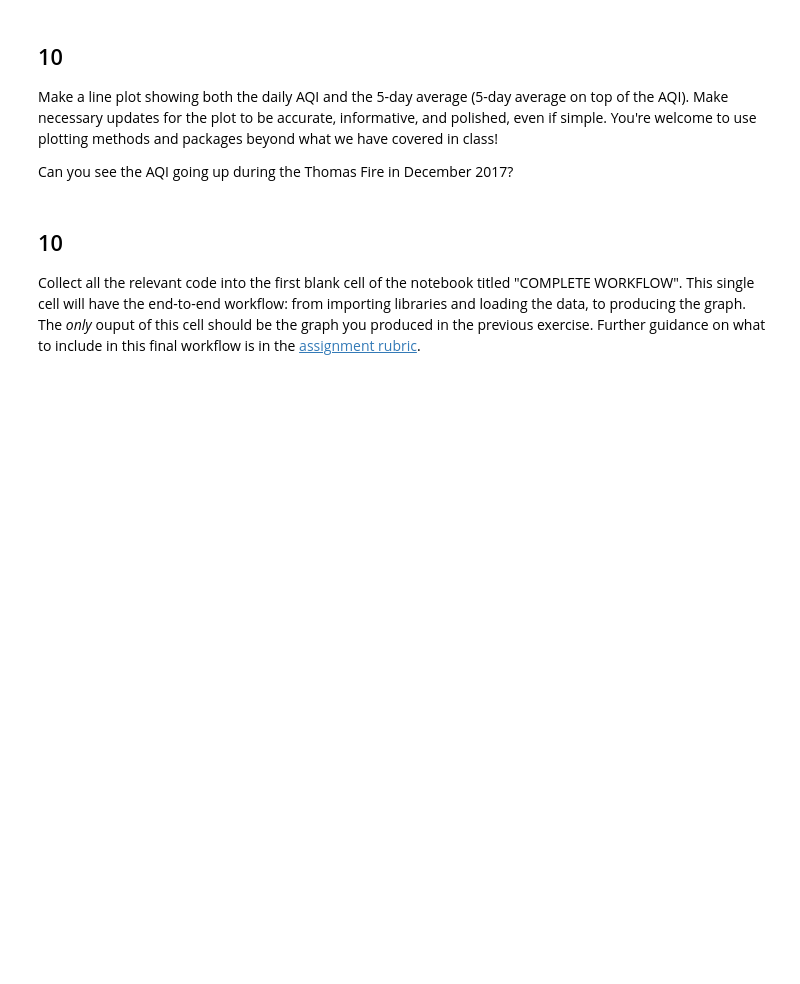
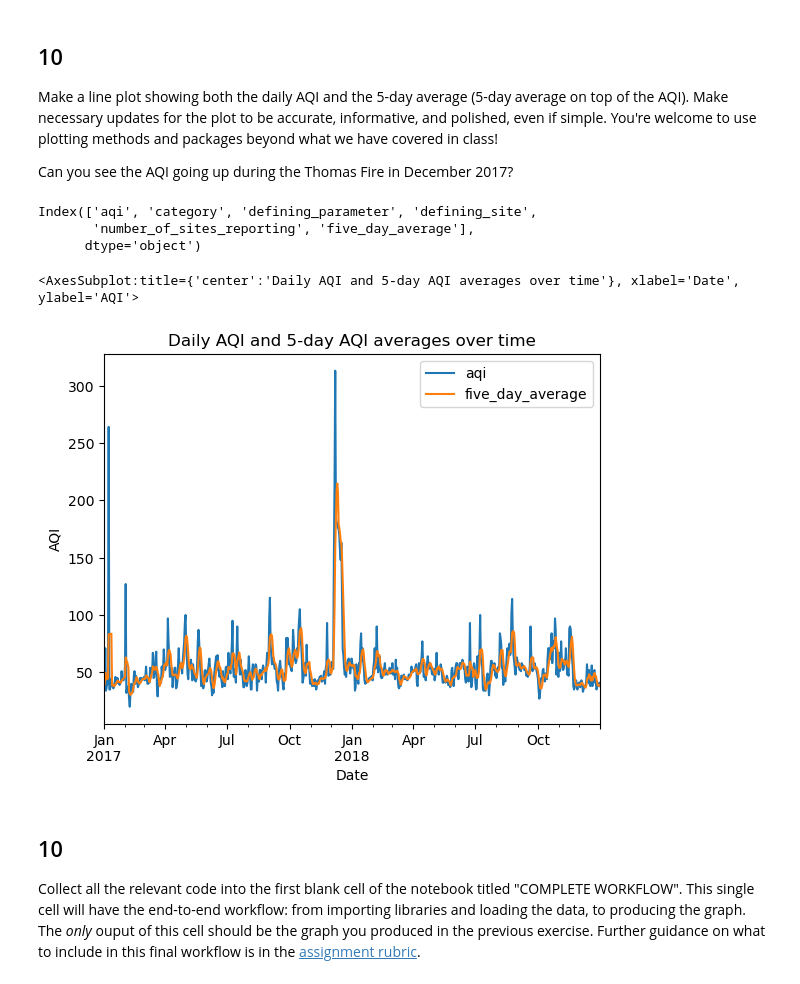
Before and after one commit to haylee360/eds220-hwk2, a Jupyter notebook: hwk2-task3-aqi-oyler.ipynb, the cells around one changed output. Saved outputs shown, nothing was run; the diff lists cells and outputs as text; code cells hidden in the pictures; blank space fills up the shorter version.

Commit message:
Start plot for part 3

```diff
--- a/hwk2-task3-aqi-oyler.ipynb
+++ b/hwk2-task3-aqi-oyler.ipynb
@@ -291,6 +322,22 @@ aqi_sb['five_day_average'] = rolling_average
 Make a line plot showing both the daily AQI and the 5-day average (5-day average on top of the AQI). Make necessary updates for the plot to be accurate, informative, and polished, even if simple. You're welcome to use plotting methods and packages beyond what we have covered in class!
 
 Can you see the AQI going up during the Thomas Fire in December 2017?
+# %%
+aqi_sb.columns
+# %% [output]
+Index(['aqi', 'category', 'defining_parameter', 'defining_site',
+       'number_of_sites_reporting', 'five_day_average'],
+      dtype='object')
+# %%
+(aqi_sb.drop('number_of_sites_reporting', axis=1)
+         .plot(kind='line',
+               title = 'Daily AQI and 5-day AQI averages over time',
+               xlabel = 'Date',
+              ylabel = 'AQI')
+)
+# %% [output]
+<AxesSubplot:title={'center':'Daily AQI and 5-day AQI averages over time'}, xlabel='Date', ylabel='AQI'>
+[figure, added]
 # %% [markdown]
 ## 10
 
```
Also changed, not shown: parts of 5 cells of this notebook, 2 other files.
